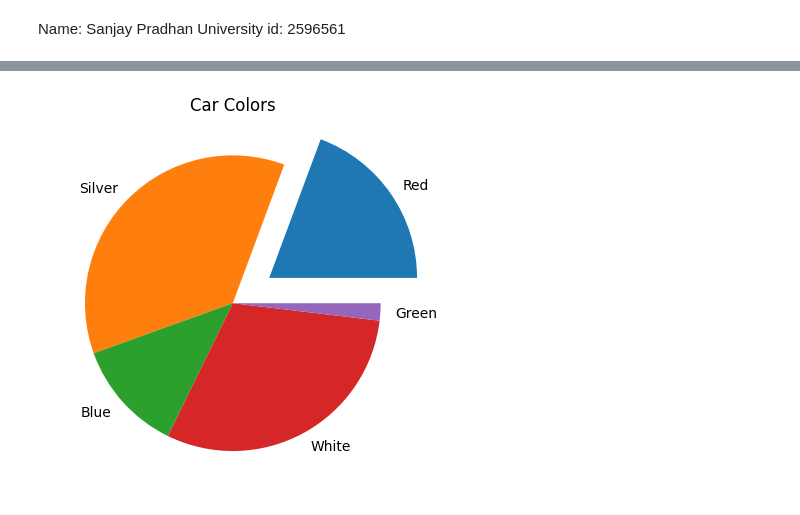
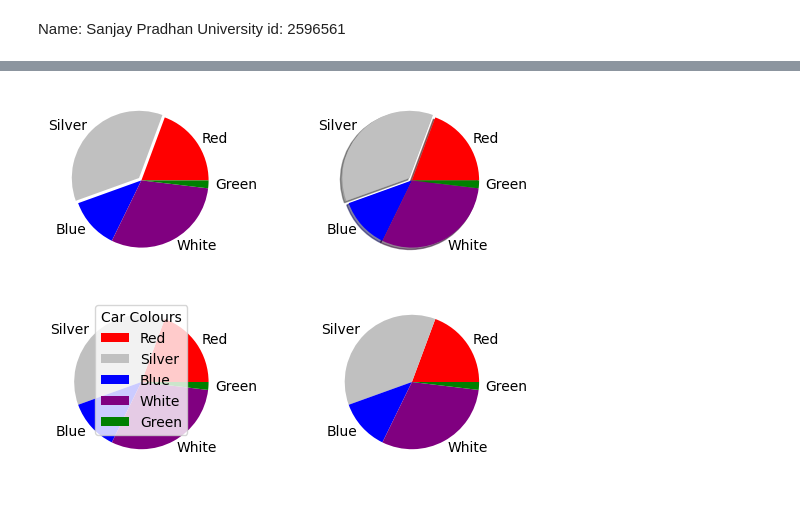
Before and after one commit to sanjaypradhan2066-cloud/Math, a Jupyter notebook: workshop4.ipynb, the cells around one changed output, grey strips where cells are left out. Saved outputs shown, nothing was run; the diff lists cells and outputs as text; code cells hidden in the pictures.

```diff
--- a/workshop4.ipynb
+++ b/workshop4.ipynb
@@ -81,14 +155,19 @@ plt.show()
 # %%
+# Task - 4 (f)
 import matplotlib.pyplot as plt
-
-cars = ["Red", "Silver", "Blue", "White", "Green"]
-values = [123, 230, 78, 193, 12]
-
-myexplode = [0.3, 0, 0, 0, 0]
-
-plt.pie(values, labels=cars, explode=myexplode)
-plt.title("Car Colors")
-
+x = ["Red", "Silver","Blue", "White", "Green"]
+color = ["Red", "Silver","Blue", "Purple", "Green"]
+y = [123, 230, 78, 193, 12]
+myexplode = [0,0.05, 0, 0, 0]
+plt.subplot(2, 2, 1)
+plt.pie(y, labels=x, colors=color, explode=myexplode)
+plt.subplot(2, 2, 2)
+plt.pie(y, labels=x, colors=color,explode=myexplode,shadow=True)
+plt.subplot(2, 2, 3)
+plt.pie(y, labels=x, colors=color)
+plt.legend(title="Car Colours")
+plt.subplot(2, 2, 4)
+plt.pie(y, labels=x, colors=color)
 plt.show()
 # %% [output]
-[figure, old version]
+[figure, new version]
```
Also changed, not shown: parts of 17 cells of this notebook.
